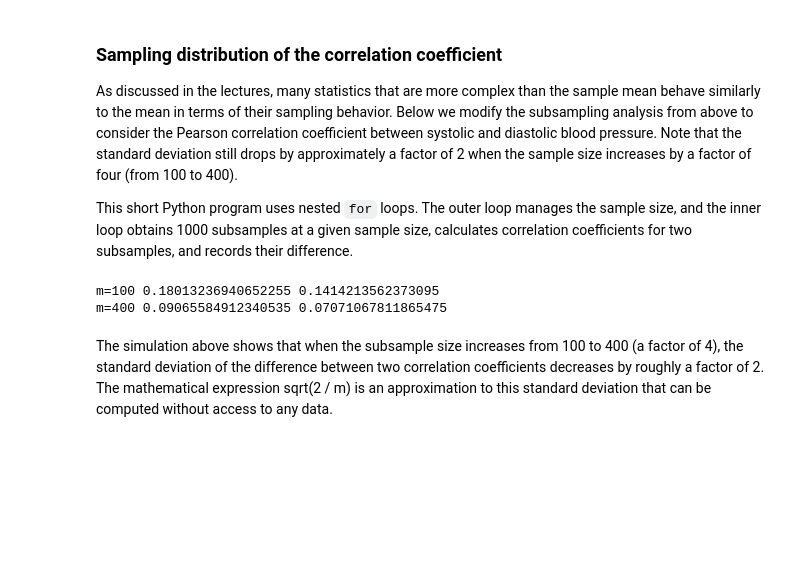
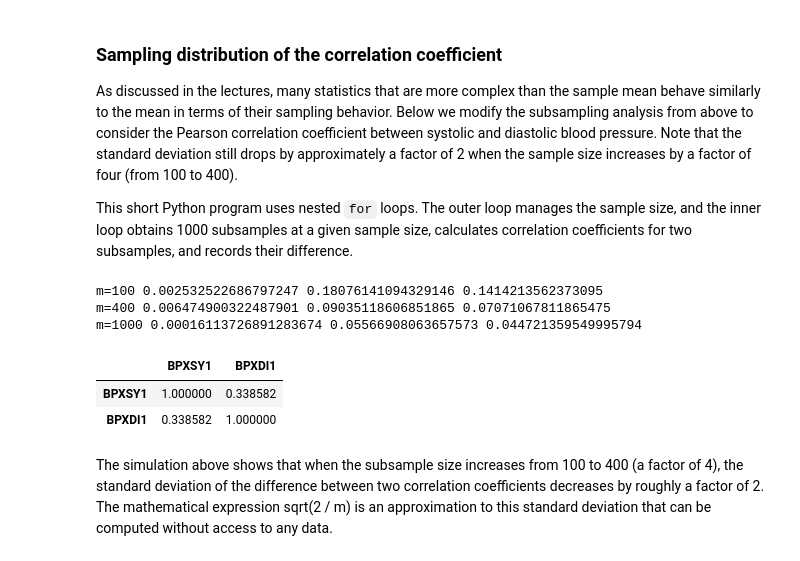
Before and after one commit to jahokas/statistics, a Jupyter notebook: nhanes_sampling_distributions.ipynb, the cells around one changed output. Cells and saved outputs as stored; diff of their text form; code cells hidden in the pictures; blank space fills up the shorter version.

```diff
--- a/nhanes_sampling_distributions.ipynb
+++ b/nhanes_sampling_distributions.ipynb
@@ -88,7 +91,7 @@ As discussed in the lectures, many statistics that are more complex than the sam
 
 This short Python program uses nested `for` loops.  The outer loop manages the sample size, and the inner loop obtains 1000 subsamples at a given sample size, calculates correlation coefficients for two subsamples, and records their difference.
 # %%
-for m in 100, 400:  # m is the subsample size
+for m in 100, 400, 1000:  # m is the subsample size
     sbp_diff = [] # calculate correlation coefficients from independent samples of size m
     for i in range(1000):
         dx = da.sample(2*m)
@@ -97,10 +100,17 @@ for m in 100, 400:  # m is the subsample size
         r1 = dx1.loc[:, ["BPXSY1", "BPXDI1"]].corr().iloc[0,1]
         r2 = dx2.loc[:, ["BPXSY1", "BPXDI1"]].corr().iloc[0,1]
         sbp_diff.append(r1 - r2)
-    print("m=%d" % m, np.std(sbp_diff), np.sqrt(2 / m))
+    print("m=%d" % m, np.mean(sbp_diff), np.std(sbp_diff), np.sqrt(2 / m))
 # %% [output]
-m=100 0.18013236940652255 0.1414213562373095
-m=400 0.09065584912340535 0.07071067811865475
+m=100 0.002532522686797247 0.18076141094329146 0.1414213562373095
+m=400 0.006474900322487901 0.09035118606851865 0.07071067811865475
+m=1000 0.00016113726891283674 0.05566908063657573 0.044721359549995794
+# %%
+dx2.loc[:, ["BPXSY1", "BPXDI1"]].corr()
+# %% [output]
+|  | BPXSY1 | BPXDI1 |
+| BPXSY1 | 1.000000 | 0.338582 |
+| BPXDI1 | 0.338582 | 1.000000 |
 # %% [markdown]
 The simulation above shows that when the subsample size increases from 100 to 400 (a factor of 4), the standard deviation of the difference between two correlation coefficients decreases by roughly a factor of 2.  The mathematical expression sqrt(2 / m) is an approximation to this standard deviation that can be computed without access to any data.
 # %% [markdown]
```
Also changed, not shown: parts of 4 cells of this notebook, 3 other files.
